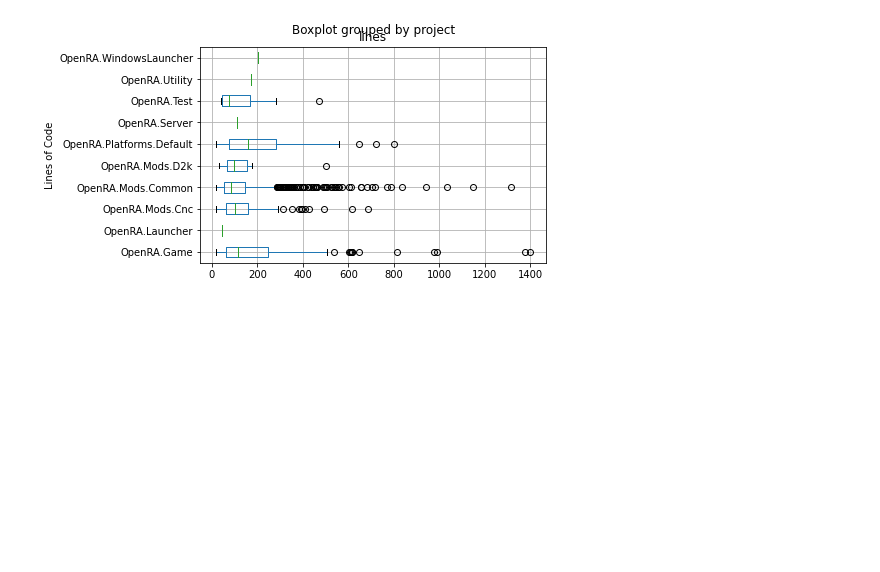
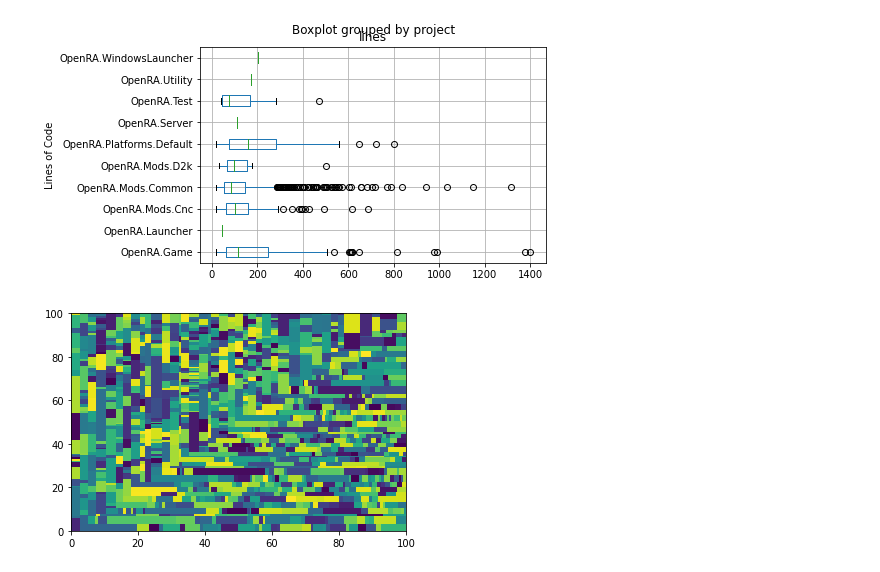
Before and after one commit to IntegerMan/VisualizingCode, a Jupyter notebook: FileStatisticsMiner/FileAnalysis.ipynb, the cells around one changed output. Saved outputs shown, nothing was run; the diff lists cells and outputs as text; code cells hidden in the pictures; blank space fills up the shorter version.

Commit message:
Working on visualizations

```diff
--- a/FileStatisticsMiner/FileAnalysis.ipynb
+++ b/FileStatisticsMiner/FileAnalysis.ipynb
@@ -56,3 +57,8 @@ plt.xlabel(None)
 None
 # %% [output]
 [figure]
+# %%
+squarify.plot(sizes=df['lines'])
+plt.show()
+# %% [output]
+[figure, added]
```
Also changed, not shown: parts of 5 cells of this notebook, 2 other files.
